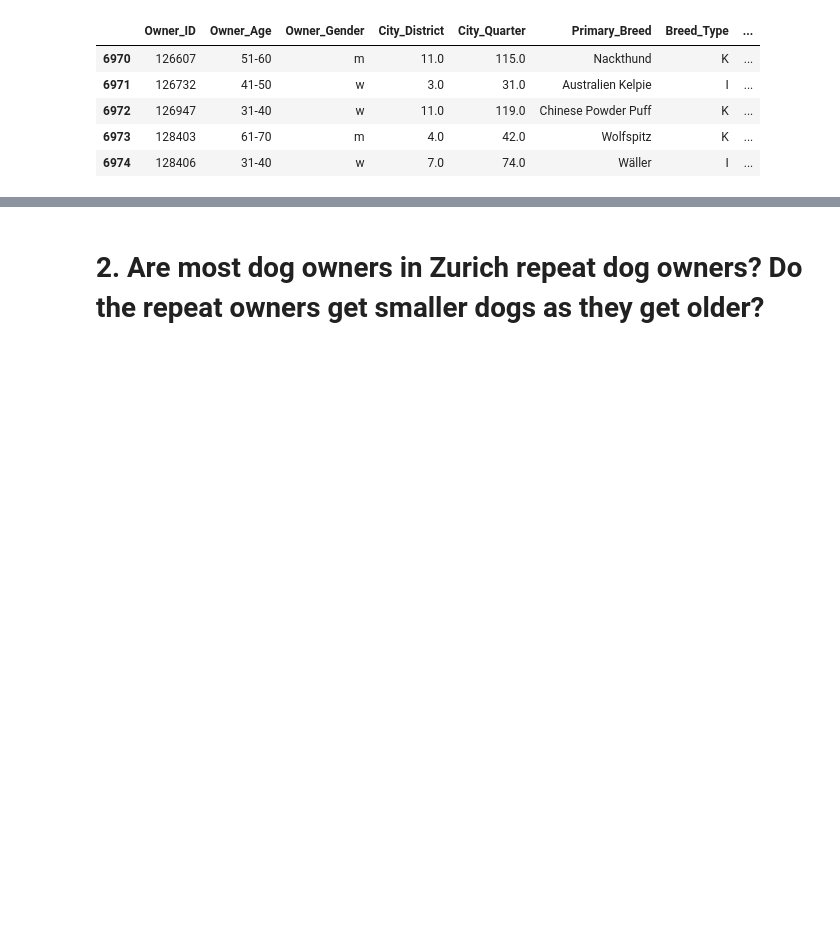
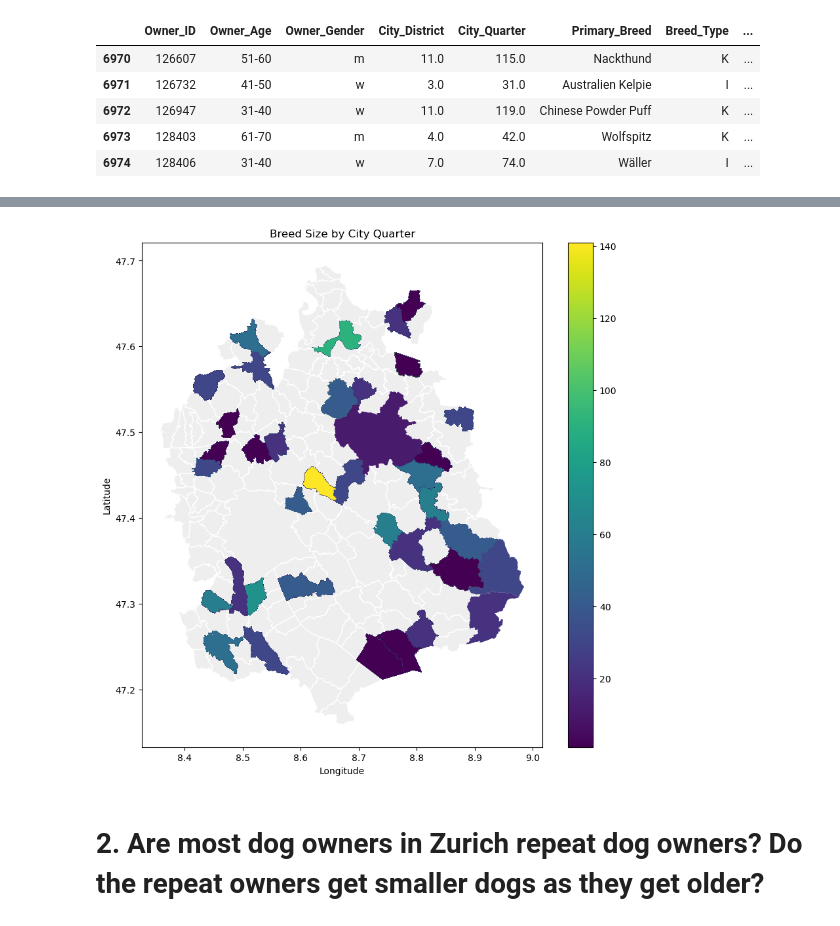
Before and after one commit to jmandano/cmps530_final_project, a Jupyter notebook: final_code.ipynb, the cells around one changed output, grey strips where cells are left out. Cells and saved outputs as stored; diff of their text form; code cells hidden in the pictures; blank space fills up the shorter version.

```diff
--- a/final_code.ipynb
+++ b/final_code.ipynb
@@ -175,0 +239,4 @@ print(x)
+# %%
+joined_dogs['weight_lower_bound'] = joined_dogs['weight_lower_bound'].astype(int)
+joined_dogs['weight_upper_bound'] = joined_dogs['weight_upper_bound'].astype(int)
+joined_dogs.dtypes
@@ -175,0 +301,5 @@ print(x)
+# %%
+# join geojson and csv
+
+zurich = zurich.rename({'cartodb_id': 'City_Quarter'}, axis=1)
+zurich.head()
@@ -175,0 +313,3 @@ print(x)
+# %%
+merged = zurich.merge(joined_dogs, on='City_Quarter', how='inner')
+merged.head(5)
@@ -176,2 +323,12 @@ print(x)
+# %%
+fig, ax = plt.subplots(1, figsize=(10, 10))
+zurich.plot(color='#EEEEEE', edgecolor='#FFFFFF', ax=ax)
+merged.plot(column='weight_lower_bound', cmap='viridis', legend=True, ax=ax)
+plt.title('Breed Size by City Quarter')
+plt.xlabel('Longitude')
+plt.ylabel('Latitude')
+plt.show()
+# %% [output]
+[figure, added]
 # %% [markdown]
 # 2. Are most dog owners in Zurich repeat dog owners? Do the repeat owners get smaller dogs as they get older?
```
Also changed, not shown: parts of 22 cells of this notebook.
